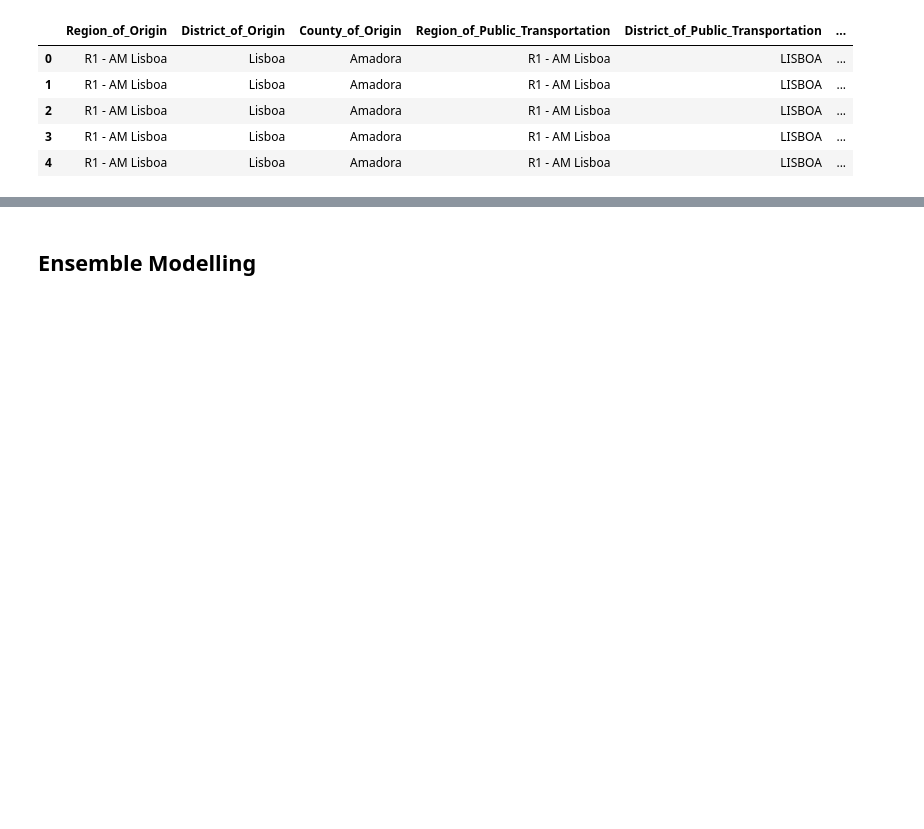
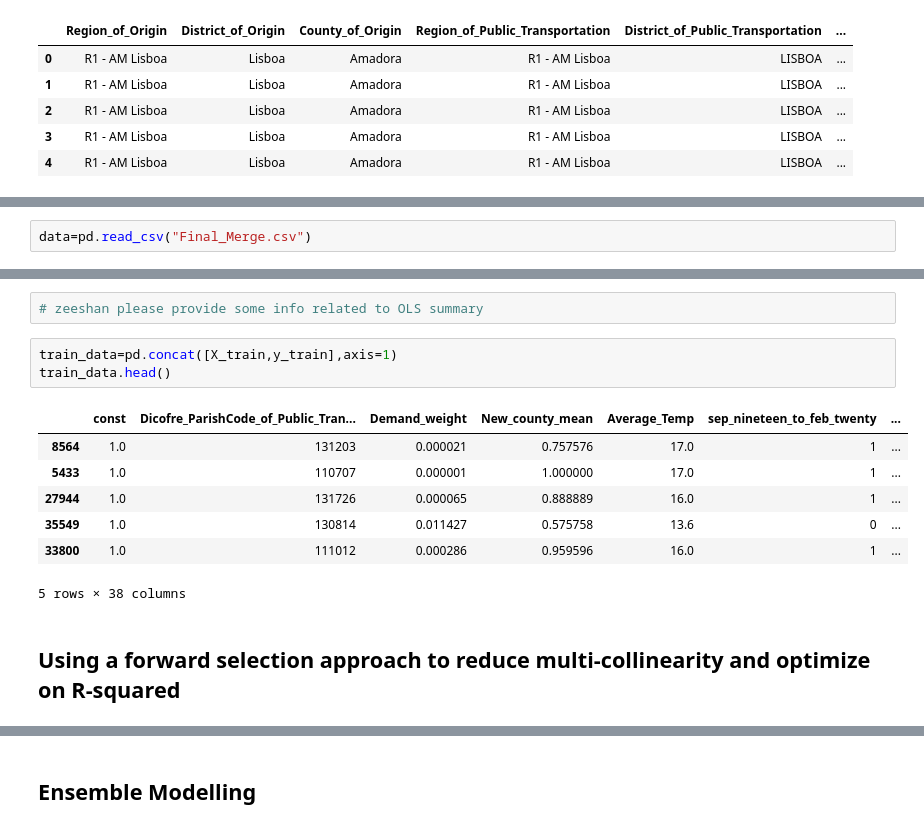
Before and after one commit to desaizeeshan22/World-data-league, a Jupyter notebook: DS_alpha_submission.ipynb, the cells around one changed output, grey strips where cells are left out. Cells and saved outputs as stored; diff of their text form; blank space fills up the shorter version.

```diff
--- a/DS_alpha_submission.ipynb
+++ b/DS_alpha_submission.ipynb
@@ -201,0 +282,2 @@ merge.head()
+# %%
+data=pd.read_csv("Final_Merge.csv")
@@ -201,0 +346,15 @@ merge.head()
+# %%
+# zeeshan please provide some info related to OLS summary
+# %%
+train_data=pd.concat([X_train,y_train],axis=1)
+train_data.head()
+# %% [output]
+|  | const | Dicofre_ParishCode_of_Public_Tran... | Demand_weight | New_county_mean | Average_Temp | sep_nineteen_to_feb_twenty | ... |
+| 8564 | 1.0 | 131203 | 0.000021 | 0.757576 | 17.0 | 1 | ... |
+| 5433 | 1.0 | 110707 | 0.000001 | 1.000000 | 17.0 | 1 | ... |
+| 27944 | 1.0 | 131726 | 0.000065 | 0.888889 | 16.0 | 1 | ... |
+| 35549 | 1.0 | 130814 | 0.011427 | 0.575758 | 13.6 | 0 | ... |
+| 33800 | 1.0 | 111012 | 0.000286 | 0.959596 | 16.0 | 1 | ... |
+5 rows × 38 columns
+# %% [markdown]
+## Using a forward selection approach to reduce multi-collinearity and optimize on R-squared
```
Also changed, not shown: parts of 120 cells of this notebook.
